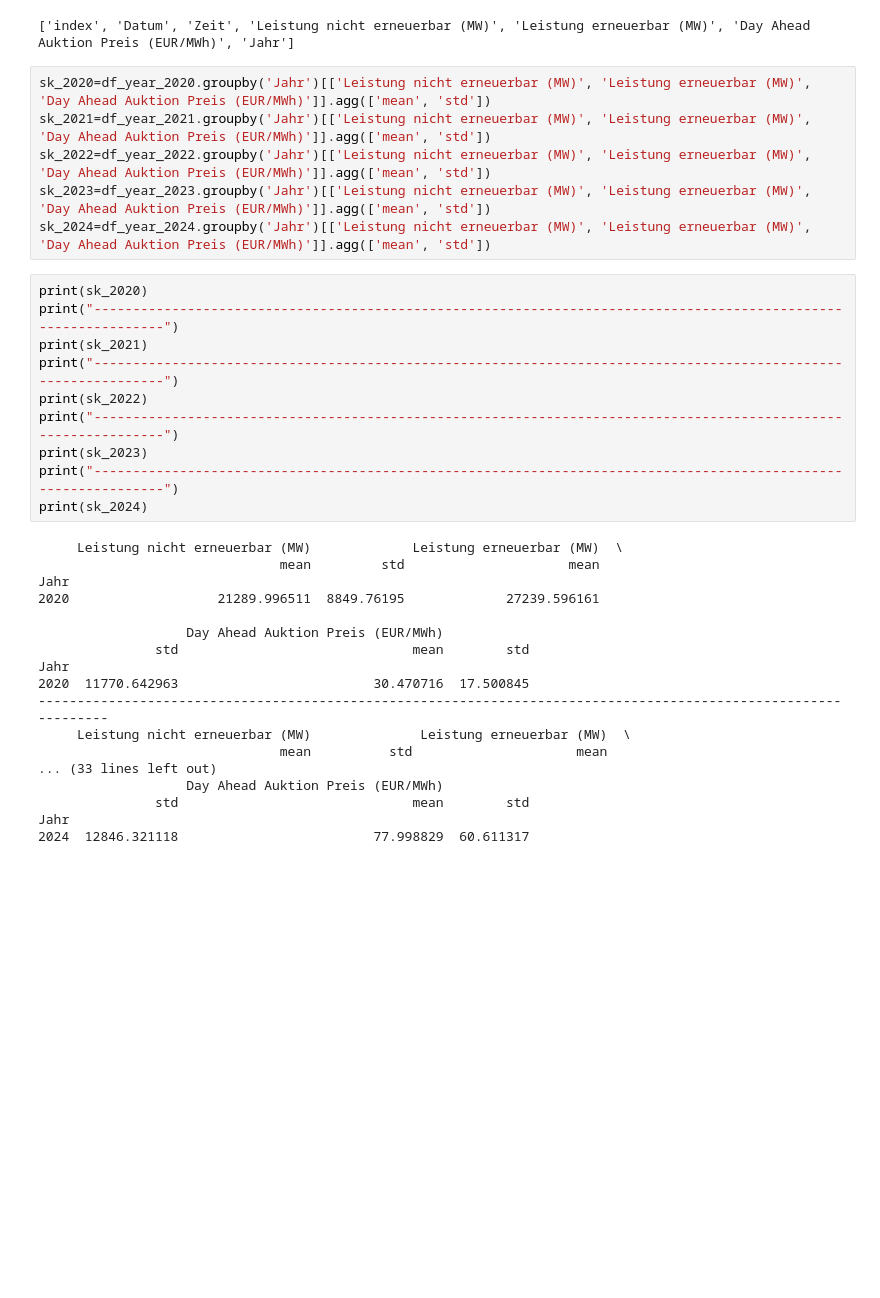
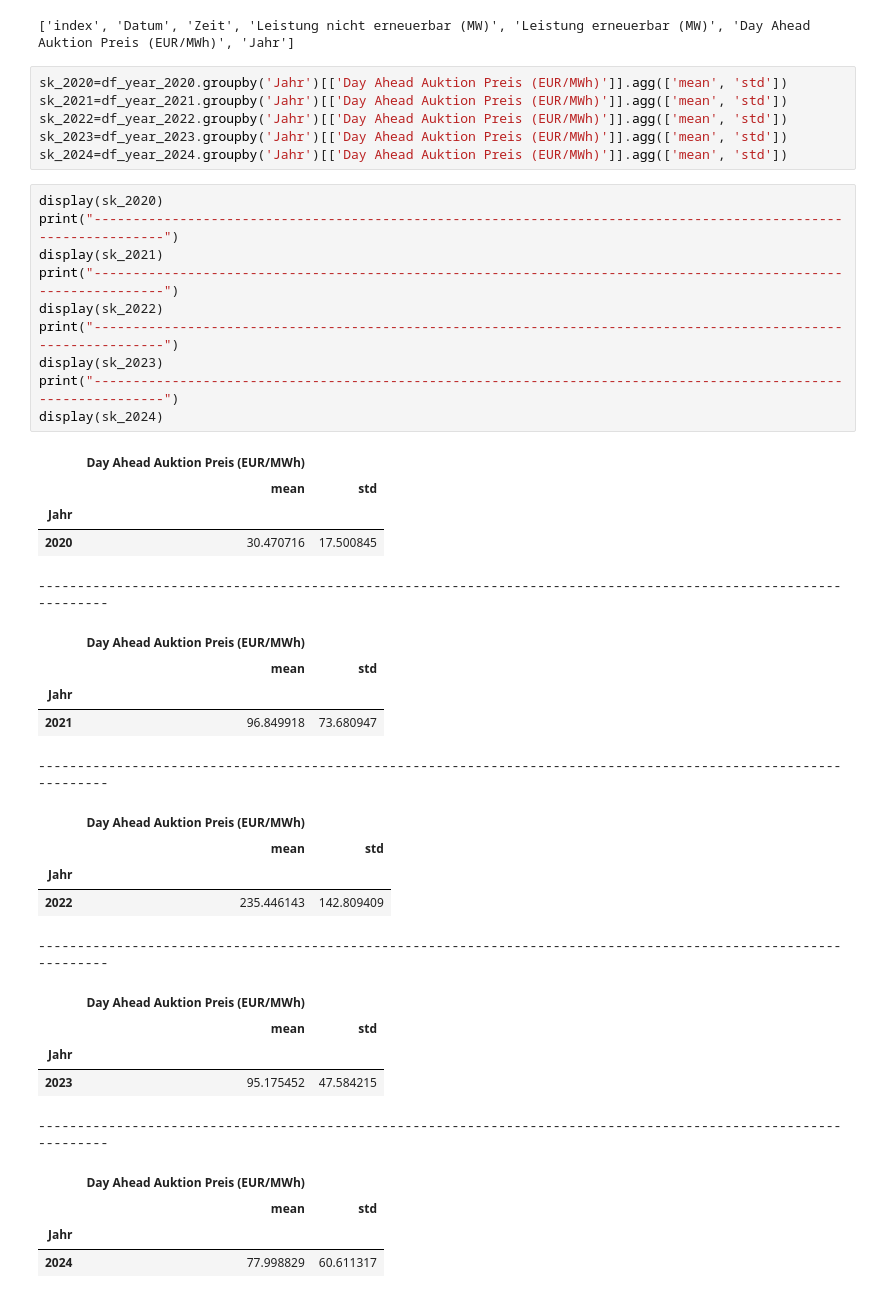
Before and after one commit to himanshunikam/DAT-Projektarbeit, a Jupyter notebook: aufgabe1.ipynb, the cells around one changed output. Drawn from its saved outputs; the diff is of its cells as text; blank space fills up the shorter version.

```diff
--- a/aufgabe1.ipynb
+++ b/aufgabe1.ipynb
@@ -188,36 +189,43 @@ print(df_year_2020.columns.tolist())
 # %% [output]
 ['index', 'Datum', 'Zeit', 'Leistung nicht erneuerbar (MW)', 'Leistung erneuerbar (MW)', 'Day Ahead Auktion Preis (EUR/MWh)', 'Jahr']
 # %%
-sk_2020=df_year_2020.groupby('Jahr')[['Leistung nicht erneuerbar (MW)', 'Leistung erneuerbar (MW)', 'Day Ahead Auktion Preis (EUR/MWh)']].agg(['mean', 'std'])
-sk_2021=df_year_2021.groupby('Jahr')[['Leistung nicht erneuerbar (MW)', 'Leistung erneuerbar (MW)', 'Day Ahead Auktion Preis (EUR/MWh)']].agg(['mean', 'std'])
-sk_2022=df_year_2022.groupby('Jahr')[['Leistung nicht erneuerbar (MW)', 'Leistung erneuerbar (MW)', 'Day Ahead Auktion Preis (EUR/MWh)']].agg(['mean', 'std'])
-sk_2023=df_year_2023.groupby('Jahr')[['Leistung nicht erneuerbar (MW)', 'Leistung erneuerbar (MW)', 'Day Ahead Auktion Preis (EUR/MWh)']].agg(['mean', 'std'])
-sk_2024=df_year_2024.groupby('Jahr')[['Leistung nicht erneuerbar (MW)', 'Leistung erneuerbar (MW)', 'Day Ahead Auktion Preis (EUR/MWh)']].agg(['mean', 'std'])
+sk_2020=df_year_2020.groupby('Jahr')[['Day Ahead Auktion Preis (EUR/MWh)']].agg(['mean', 'std'])
+sk_2021=df_year_2021.groupby('Jahr')[['Day Ahead Auktion Preis (EUR/MWh)']].agg(['mean', 'std'])
+sk_2022=df_year_2022.groupby('Jahr')[['Day Ahead Auktion Preis (EUR/MWh)']].agg(['mean', 'std'])
+sk_2023=df_year_2023.groupby('Jahr')[['Day Ahead Auktion Preis (EUR/MWh)']].agg(['mean', 'std'])
+sk_2024=df_year_2024.groupby('Jahr')[['Day Ahead Auktion Preis (EUR/MWh)']].agg(['mean', 'std'])
 # %%
-print(sk_2020)
+display(sk_2020)
 print("----------------------------------------------------------------------------------------------------------------")
-print(sk_2021)
+display(sk_2021)
 print("----------------------------------------------------------------------------------------------------------------")
-print(sk_2022)
+display(sk_2022)
 print("----------------------------------------------------------------------------------------------------------------")
-print(sk_2023)
+display(sk_2023)
 print("----------------------------------------------------------------------------------------------------------------")
-print(sk_2024)
+display(sk_2024)
 # %% [output]
+|  | Day Ahead Auktion Preis (EUR/MWh) |  |
+|  | mean | std |
+| Jahr |  |  |
+| 2020 | 30.470716 | 17.500845 |
-     Leistung nicht erneuerbar (MW)             Leistung erneuerbar (MW)  \
-                               mean         std                     mean
-Jahr
-2020                   21289.996511  8849.76195             27239.596161
-
-                   Day Ahead Auktion Preis (EUR/MWh)
-               std                              mean        std
-Jahr
-2020  11770.642963                         30.470716  17.500845
 ----------------------------------------------------------------------------------------------------------------
-     Leistung nicht erneuerbar (MW)              Leistung erneuerbar (MW)  \
-                               mean          std                     mean
-... (33 lines left out)
-                   Day Ahead Auktion Preis (EUR/MWh)
-               std                              mean        std
-Jahr
-2024  12846.321118                         77.998829  60.611317
+|  | Day Ahead Auktion Preis (EUR/MWh) |  |
+|  | mean | std |
+| Jahr |  |  |
+| 2021 | 96.849918 | 73.680947 |
+----------------------------------------------------------------------------------------------------------------
+|  | Day Ahead Auktion Preis (EUR/MWh) |  |
+|  | mean | std |
+| Jahr |  |  |
+| 2022 | 235.446143 | 142.809409 |
+----------------------------------------------------------------------------------------------------------------
+|  | Day Ahead Auktion Preis (EUR/MWh) |  |
+|  | mean | std |
+| Jahr |  |  |
+| 2023 | 95.175452 | 47.584215 |
+----------------------------------------------------------------------------------------------------------------
+|  | Day Ahead Auktion Preis (EUR/MWh) |  |
+|  | mean | std |
+| Jahr |  |  |
+| 2024 | 77.998829 | 60.611317 |
```
Also changed, not shown: parts of 7 cells of this notebook.
